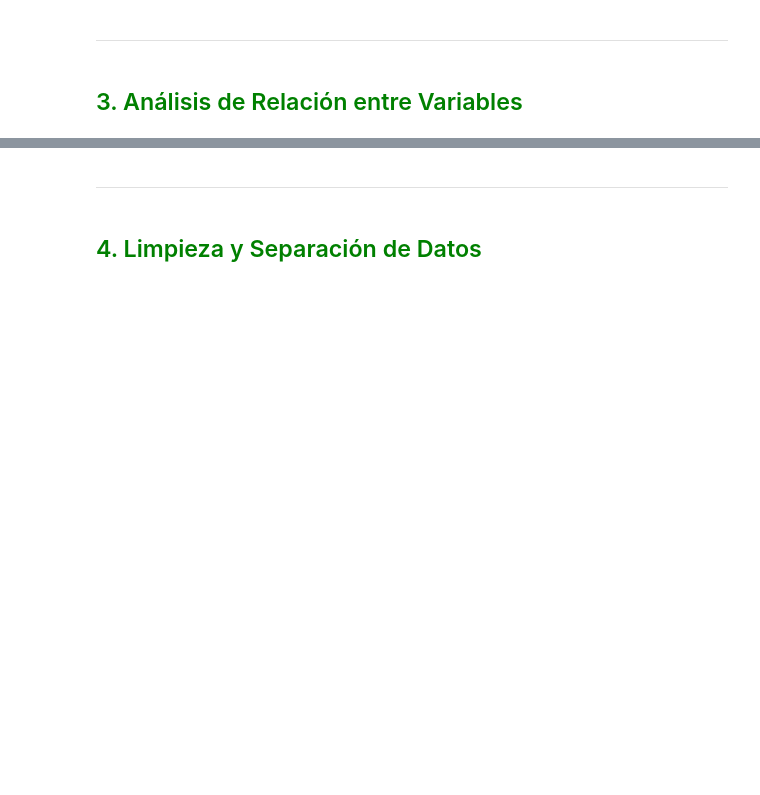
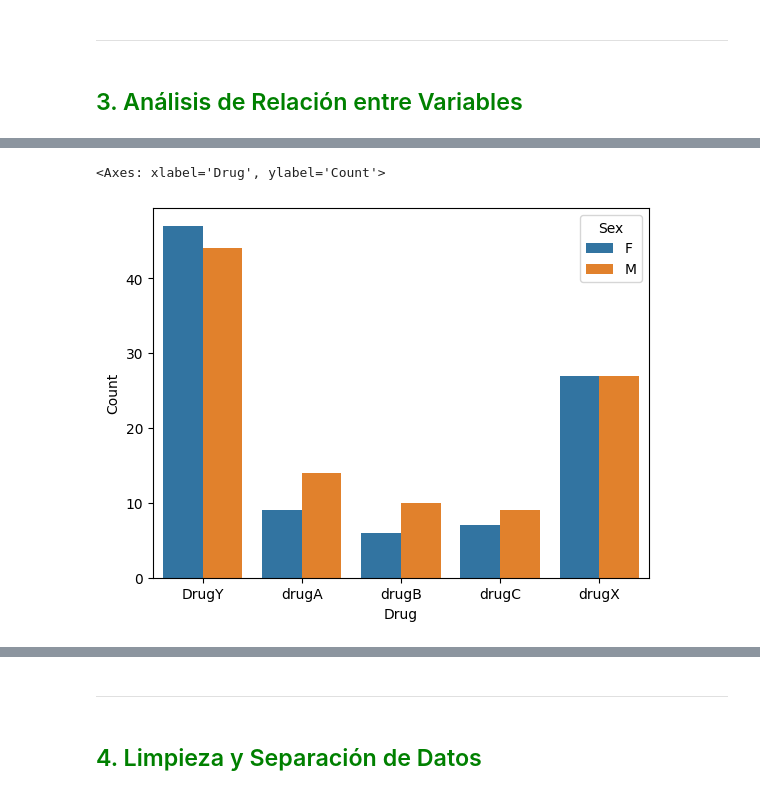
Before and after one commit to gabrielgudino/diagnosticos, a Jupyter notebook: Cap3_plantilla.ipynb, the cells around one changed output, grey strips where cells are left out. Cells and saved outputs as stored; diff of their text form; code cells hidden in the pictures; blank space fills up the shorter version.

```diff
--- a/Cap3_plantilla.ipynb
+++ b/Cap3_plantilla.ipynb
@@ -135,5 +141,5 @@ sns.histplot(df, x="Drug", hue="Drug")
 # %%
 # Grafica la relación entre el el Género y los Medicamentos 💊 que se les da
 #Primero armar una tablita para poder graficarlas
-
-#Grafica la tablita anterior con una gráfica de barras
+df_sex_drugs = df.groupby(["Drug", "Sex"]).size().reset_index(name="Count")
+df_sex_drugs
@@ -140,2 +158,8 @@ sns.histplot(df, x="Drug", hue="Drug")
+# %%
+#Grafica la tablita anterior con una gráfica de barras
+sns.barplot(x="Drug", y="Count", hue= "Sex", data= df_sex_drugs)
+# %% [output]
+<Axes: xlabel='Drug', ylabel='Count'>
+[figure, added]
 # %%
 # Grafica la relación entre la Presión Sanguínea y los Medicamentos 💊
```
Also changed, not shown: parts of 89 cells of this notebook.
